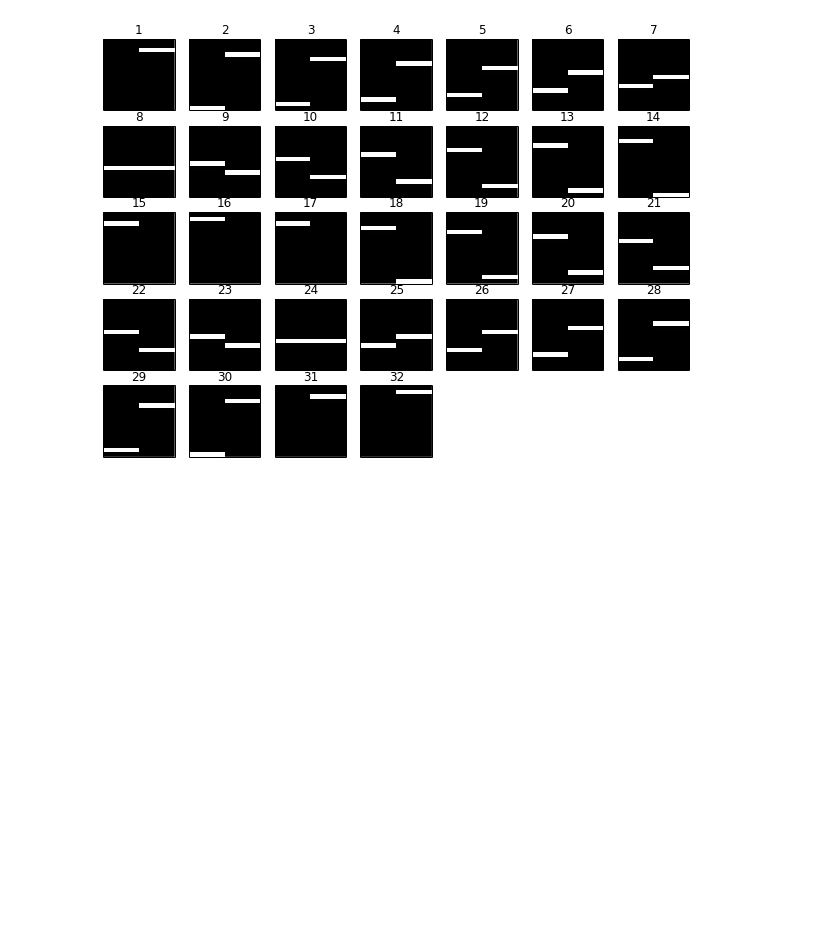
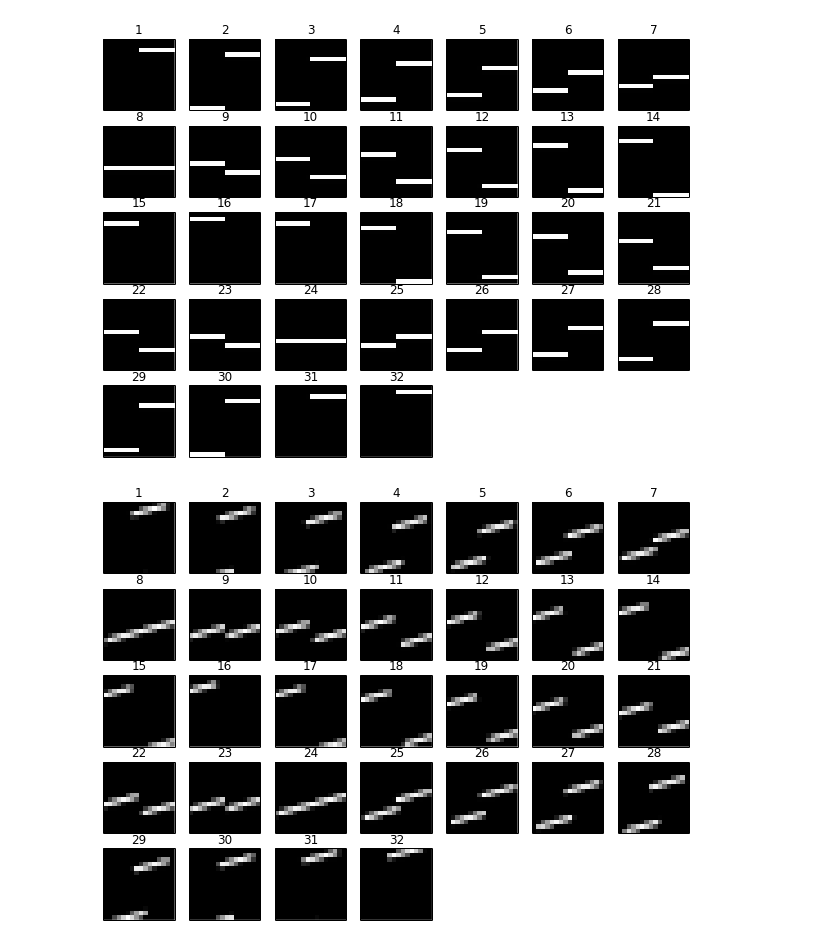
Before and after one commit to rjames91/play_vis, a Jupyter notebook: dual_moving_bars.ipynb, the cells around one changed output. Cells and saved outputs as stored; diff of their text form; code cells hidden in the pictures; blank space fills up the shorter version.

```diff
--- a/dual_moving_bars.ipynb
+++ b/dual_moving_bars.ipynb
@@ -113,7 +114,7 @@ img_h = 16
 dx = 1.
 num_frames = int(img_w/dx) - 1
 d_deg = 15
-num_angs = 7
+num_angs = 12
 barw = 1
 
 
@@ -127,35 +128,40 @@ for deg in range(num_angs):
     out_dir = "%s/dx_%f"%(out_dir, dx)
     if not os.path.isdir(out_dir):
         os.makedirs(out_dir)
+
+    filelist = glob.glob("%s/*.png"%(out_dir))
+    for f in filelist:
+        os.remove(f)
 
     fname = "bar_frame_%05d_dx_%f.png"
 
     images = animate_bars(img_w, img_h, barw, deg, num_frames, dx)
 
     HTML("<h1>Angle %d</h1>")
 
     ncols = 7
     nrows = len(images)//ncols + 1
     figs = 1.5
     fig = plt.figure(figsize=(figs*ncols, figs*nrows))
 
     idx = 1
     image_idx = 0
     for img in images:
         ax = plt.subplot(nrows, ncols, idx)
         idx += 1
         image_idx += 1
 
         imwrite(os.path.join(out_dir, fname%(image_idx, dx)), img)
         my_imshow(ax, img.copy(), vmin=0, vmax=255)
 
         ax.set_title(idx-1)
     plt.show()
 # %% [output]
 [figure]
 [figure]
 [figure]
 [figure]
 [figure]
 [figure]
 [figure]
+[figure, added]
```
Also changed, not shown: parts of 2 cells of this notebook, 10 other files.
